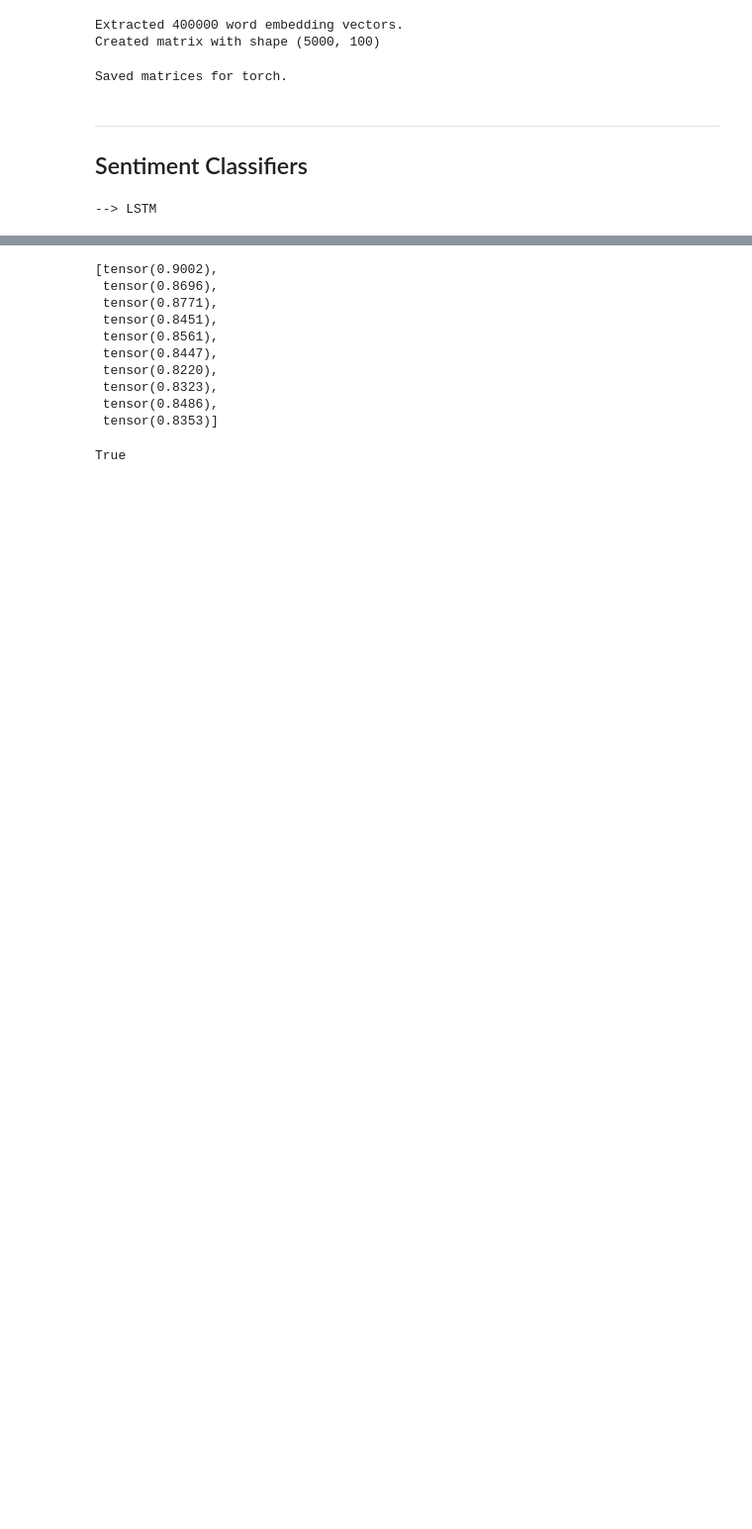
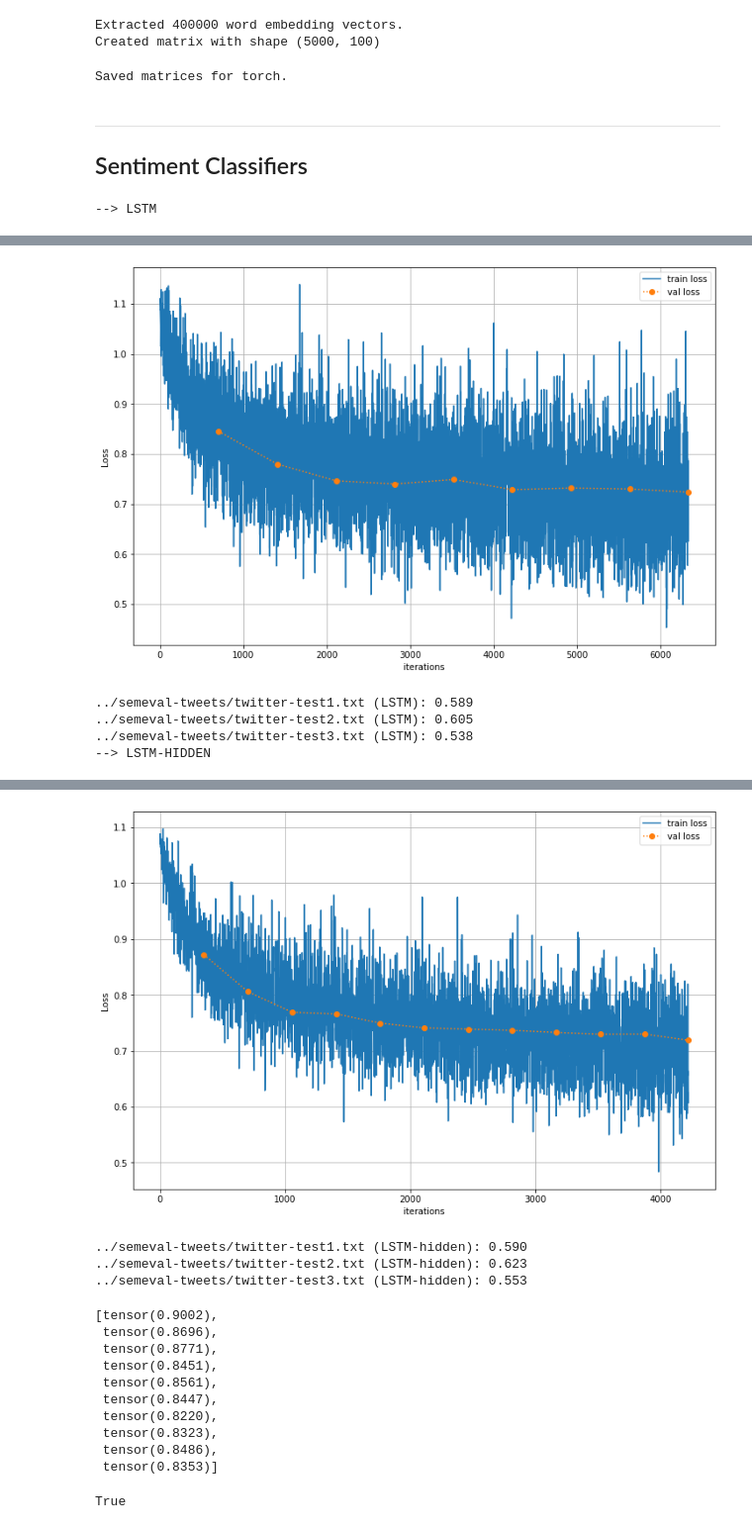
Before and after one commit to grohalex/NLP_TweetSentimentAnalysis, a Jupyter notebook: NLP_SemEvalAssignment.ipynb, the cells around one changed output, grey strips where cells are left out. Shown: that part at 99% size. Saved outputs shown, nothing was run; the diff lists cells and outputs as text; code cells hidden in the pictures; blank space fills up the shorter version.

Commit message:
submission: LSTM & LSTM-hidden + started 7 datasets implementation

```diff
--- a/NLP_SemEvalAssignment.ipynb
+++ b/NLP_SemEvalAssignment.ipynb
@@ -978,15 +1116,19 @@ else:
     ## 2) use SVM coeffs (make sure to have 'SVMcoefficients.pkl' which stores clf.coef_ from SVM)
     with open("SVMcoefficients.pkl", 'rb') as inp_file:
         SVM_coef = pickle.load(inp_file)
+
+    with open("BOWsparse.pkl", 'rb') as inp_file:
+        [_, _, _, _, _, _, vocabularyBOW] = pickle.load(inp_file)
+
     coefs = []
     coefs_nums = []
-    for i, word in enumerate(vocabulary):
+    for i, word in enumerate(vocabularyBOW):
         c = np.abs(SVM_coef[2,i] - SVM_coef[0,i])  # coefficent: absolute difference between positive and negative:
         word_coef = (word, c)                            #  ->> "most negative/most positive" words have higher index
         coefs_nums.append(c)
         coefs.append(word_coef)
     minC, maxC = np.min(coefs_nums), np.max(coefs_nums)
-    coefs = [(word, (c - minC) / maxC) for (word, c) in coefs]     # normalize coefs
+    coefs = [(word, (c - minC) / maxC) for (word, c) in coefs if word in vocabulary]     # normalize coefs
     coefs = sorted(coefs, key=lambda data: data[1], reverse=True)  # sort coefs
 
     ## 3) apply the weight formula: 2 * freq_value + 1 * sentiment_value ~ 2 f + 1 s
@@ -1000,8 +1142,8 @@ else:
         for line in File:
             vec = line.split()
             word = vec[0]
-            coefs = np.asarray(vec[1:], dtype='float32')
-            full_embedding_dict[word] = coefs
+            cs = np.asarray(vec[1:], dtype='float32')
+            full_embedding_dict[word] = cs
     print(f"Extracted {len(full_embedding_dict)} word embedding vectors.")
 
     ## 5) extract the word embeddings of 5000 words based on the order from the weighted approach
@@ -1149,7 +1291,7 @@ Saved matrices for torch.
 ---
 ## Sentiment Classifiers
 # %%
-# Buid traditional sentiment classifiers.
+# Build and evaluate traditional and LSTM sentiment classifiers.
 
 
 with open("preprocessing-sent-ID.pkl", 'rb') as inp_file: # loading preprocessed data
@@ -1158,7 +1300,7 @@ with open("preprocessing-sent-ID.pkl", 'rb') as inp_file: # loading preprocessed
      IDs_dev] = temp
 
 
-for classifier in ['LSTM']:#['NearestNeighbour', 'NaiveBayes', 'SVM', 'MaxEnt', 'LSTM']:#, 'LSTM-hidden', 'LSTM-10K']: ['LSTM']:#
+for classifier in ['LSTM', 'LSTM-hidden']:#['NearestNeighbour', 'NaiveBayes', 'SVM', 'MaxEnt', 'LSTM']:#, 'LSTM-hidden', 'LSTM-10K']:
     for features in ['BOW', 'TFIDF']:
 
         if features == 'BOW':
@@ -1248,7 +1390,7 @@ for classifier in ['LSTM']:#['NearestNeighbour', 'NaiveBayes', 'SVM', 'MaxEnt',
         # Hyperparameters
         input_size = 100
         seq_len = 32
-        n_layers = 2
+        n_layers = 1
         n_classes = 3
         hidden_size = 100
         n_epochs = 9
@@ -1267,10 +1409,8 @@ for classifier in ['LSTM']:#['NearestNeighbour', 'NaiveBayes', 'SVM', 'MaxEnt',
 
                 # load preprocessed embedding matrix
                 with open(embedding_matrix_file, 'rb') as inp_file:
-                    temp = pickle.load(inp_file)
-                    [embedding_matrix, _, _] = temp  # [embedding_matrix, word2ID, embedding_dict]
+                    [embedding_matrix, _, _] = pickle.load(inp_file)  # [embedding_matrix, word2ID, embedding_dict]
                     embedding_matrix = torch.from_numpy(embedding_matrix)
-
 
                 n_embeddings, embedding_dim = embedding_matrix.size()  # (5000, 100) ~ (n_vocab, glove_dim)
                 embedding_layer = nn.Embedding(n_embeddings, embedding_dim)
@@ -1426,9 +1566,9 @@ for classifier in ['LSTM']:#['NearestNeighbour', 'NaiveBayes', 'SVM', 'MaxEnt',
         seq_len = 32
         hidden_size = 64
         hidden_size2 = 32
-        n_layers = 2
+        n_layers = 1
         n_classes = 3
-        n_epochs = 11
+        n_epochs = 12
         batch_size = 128
         learning_rate = 0.001
         HYPER = {'hidden_size': [hidden_size,hidden_size2],'n_layers': n_layers,'n_epochs': n_epochs,'batch_size': batch_size,'learning_rate': learning_rate}
@@ -1438,14 +1578,13 @@ for classifier in ['LSTM']:#['NearestNeighbour', 'NaiveBayes', 'SVM', 'MaxEnt',
         dev_loader = DataLoader(dataset=dev_dataset, batch_size=batch_size, shuffle=True, drop_last=True)
 
         # Fully connected neural network with one hidden layer
-        class RNN(nn.Module):                                                                # -> adjusted the embeddings-weighted
-            def __init__(self, input_size, hidden_size, n_layers, n_classes, embedding_matrix_file="embeddings-weighted.pkl"):
-                super(RNN, self).__init__()
+        class lstm_hidden(nn.Module):
+            def __init__(self, input_size, hidden_size, hidden_size2, n_layers, n_classes, embedding_matrix_file="embeddings-weighted.pkl"):
+                super(lstm_hidden, self).__init__()
 
                 # load preprocessed embedding matrix
                 with open(embedding_matrix_file, 'rb') as inp_file:
-                    temp = pickle.load(inp_file)
-                    [embedding_matrix, _, _] = temp
+                    [embedding_matrix, _, _] = pickle.load(inp_file)
                     embedding_matrix = torch.from_numpy(embedding_matrix)
 
 
@@ -1464,9 +1603,6 @@ for classifier in ['LSTM']:#['NearestNeighbour', 'NaiveBayes', 'SVM', 'MaxEnt',
                 self.relu = nn.ReLU()
                 self.fc2 = nn.Linear(hidden_size2, n_classes)  # classification layer
 
-
-                #self.gru = nn.GRU(input_size, hidden_size, num_layers, batch_first=True) # alternative to lstm
-
             def forward(self, x_batch):
                 init_weights = torch.rand(self.n_layers, x_batch.size(0), self.hidden_size).to(device)
                 init_cell = torch.rand(self.n_layers, x_batch.size(0), self.hidden_size).to(device)
@@ -1482,7 +1618,7 @@ for classifier in ['LSTM']:#['NearestNeighbour', 'NaiveBayes', 'SVM', 'MaxEnt',
                 out = self.fc2(out)
                 return out
 
-        model = RNN(input_size, hidden_size, hidden_size2, n_layers, n_classes).to(device)
+        model = lstm_hidden(input_size, hidden_size, hidden_size2, n_layers, n_classes).to(device)
 
         # loading preprocessed embedding file if it exists (embedding matrix, word to index map, embedding dictionary)
         if os.path.isfile('lstm-hidden.pt'):  # loading the pytorch pretrained model
@@ -1528,7 +1664,7 @@ for classifier in ['LSTM']:#['NearestNeighbour', 'NaiveBayes', 'SVM', 'MaxEnt',
                     ys_pred = torch.cat(ys_pred)
                     mean_val_loss = torch.tensor(L_val).mean()
                     val_accuracy = accuracy_score(ys_true.detach().numpy(), ys_pred.detach().numpy())
-                    L_validation.append(mean_val_loss)  # append the validation loss vector
+                    L_validation.append(mean_val_loss)              # append the validation loss vector
                     i_val.append((epoch + 1) * (i + 1))             # record the iteration number for plotting
 
             # reporting the train and validation performance
@@ -1537,7 +1673,7 @@ for classifier in ['LSTM']:#['NearestNeighbour', 'NaiveBayes', 'SVM', 'MaxEnt',
             plt.figure(figsize=(12,8)); plt.plot(L, label="train loss");plt.xlabel('iterations');plt.ylabel('Loss');plt.grid()
             plt.plot(i_val, L_validation, 'o:', label="val loss"); plt.legend(); plt.show()
 
-            torch.save(model.state_dict(), "lstm.pt")  # saving the model so that it can be reloaded
+            torch.save(model.state_dict(), "lstm-hidden.pt")  # saving the model so that it can be reloaded
 
         #evaluation over testsets:
         with torch.no_grad():
@@ -1597,0 +1736,5 @@ for classifier in ['LSTM']:#['NearestNeighbour', 'NaiveBayes', 'SVM', 'MaxEnt',
+[figure, added]
+../semeval-tweets/twitter-test1.txt (LSTM): 0.589
+../semeval-tweets/twitter-test2.txt (LSTM): 0.605
+../semeval-tweets/twitter-test3.txt (LSTM): 0.538
+--> LSTM-HIDDEN
@@ -1598,3 +1743,7 @@ for classifier in ['LSTM']:#['NearestNeighbour', 'NaiveBayes', 'SVM', 'MaxEnt',
+[figure, added]
+../semeval-tweets/twitter-test1.txt (LSTM-hidden): 0.590
+../semeval-tweets/twitter-test2.txt (LSTM-hidden): 0.623
+../semeval-tweets/twitter-test3.txt (LSTM-hidden): 0.553
 # %%
 L_validation
 # %% [output]
```
Also changed, not shown: parts of 6 cells of this notebook.
